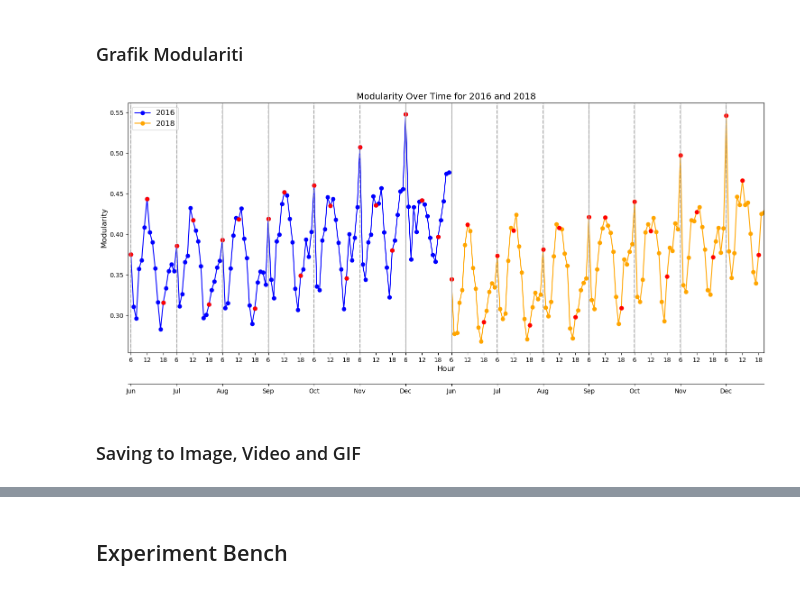
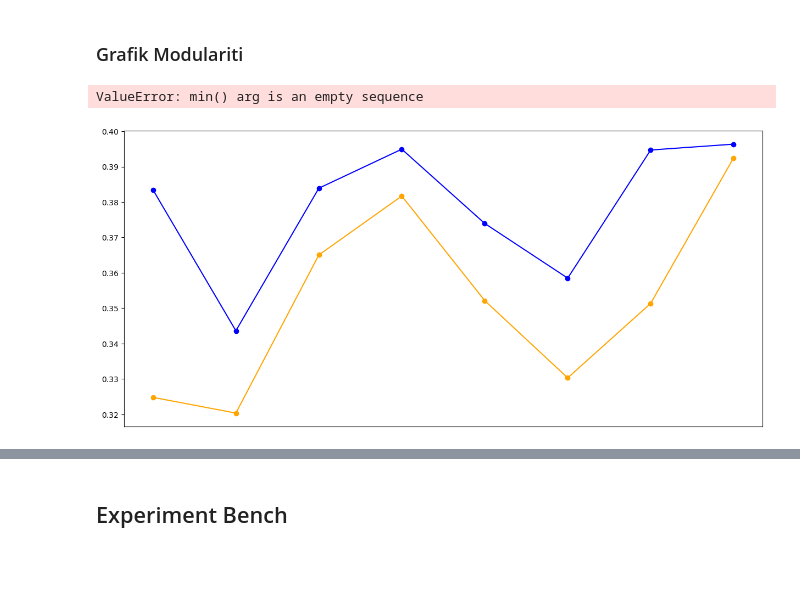
Before and after one commit to SahputraS/Bike-Sharing-Network, a Jupyter notebook: Bike Sharing Network_on going.ipynb, the cells around one changed output, grey strips where cells are left out. Drawn from its saved outputs; the diff is of its cells as text; code cells hidden in the pictures; blank space fills up the shorter version.

```diff
--- a/Bike Sharing Network_on going.ipynb
+++ b/Bike Sharing Network_on going.ipynb
@@ -1222,6 +1205,0 @@ def process_data_for_years(data, year_hours, year_months, years):
-# %%
-year_hours = {2016: range(6, 12), 2018: range(6, 12)}
-year_months = {2016: range(9,12), 2018: range(9,12)}
-years = [2016, 2018]
-
-_, comp_morn_1618 = process_data_for_years(combined_data, year_hours, year_months, years)
@@ -1390,3 +1372,3 @@ def generate_community(years, months, hours, zoom_size, full=False):
 # %%
-data_16_6, trip_counts_16_6, stations_loc_16_6 = initial_cleaning (month = 6, year = 2016, start_hour = 1 , end_hour = 23)
+data_16_6, trip_counts_16_6, stations_loc_16_6 = initial_cleaning (month = 5, year = 2016, start_hour = 1 , end_hour = 23)
 # %% [output]
@@ -1394,7 +1375,0 @@ data_16_6, trip_counts_16_6, stations_loc_16_6 = initial_cleaning (month = 6, ye
-# %%
-years = [2016,2018]
-months = range(6,13)
-hours = range(6,23)
-zoom_size = 14
-
-maps,nw,cc,mod_df = generate_community(years, months, hours, zoom_size, full=False)
@@ -1469,0 +1534,12 @@ generate_map(hour_slider.value, month_slider.value, year_slider.value, map_type_
+# %%
+open = False
+
+if open==True:
+    mod_df_weekend = pd.read_csv("result/mod_df_weekend.csv")
+    clen_all_weekend = pd.read_csv("result/clen_all_weekend.csv")
+    cent_df_weekend = pd.read_csv("result/cent_df_weekend.csv")
+    clen_part_weekend = pd.read_csv("result/clen_part_weekend.csv")
+    mod_df = pd.read_csv( "result/mod_df.csv")
+    clen_all = pd.read_csv("result/clen_all.csv")
+    cent_df = pd.read_csv("result/cent_df.csv")
+    clen_part = pd.read_csv("result/clen_part.csv")
@@ -1470,8 +1595,8 @@ generate_map(hour_slider.value, month_slider.value, year_slider.value, map_type_
 # %% [markdown]
 ### Grafik Modulariti
 # %%
-df_2016 = mod_df[mod_df['year'] == 2016]
-df_2018 = mod_df[mod_df['year'] == 2018]
+df_2016 = mod_df[mod_df['year'] == 2016].reset_index(drop=True)
+df_2018 = mod_df[mod_df['year'] == 2018].reset_index(drop=True)
 
 fig, ax = plt.subplots(figsize=(15, 7))
 
@@ -1487,7 +1612,7 @@ x_labels_months = []
 month_map = {1: 'Jan', 2: 'Feb', 3: 'Mar', 4: 'Apr', 5: 'May', 6: 'Jun', 7: 'Jul', 8: 'Aug', 9: 'Sep', 10: 'Oct', 11: 'Nov', 12: 'Dec'}
 
 months_seen = []
-for index, row in mod_df.iterrows():
+for index, row in df_2016.iterrows():
     if row['hour'] in [6, 12, 18]:
         x_ticks_hours.append(index)
         x_labels_hours.append(f"{int(row['hour'])}")
@@ -1505,34 +1630,33 @@ ax2 = ax.twiny()
 x_ticks_months_extended = x_ticks_months + [index + len(df_2016) for index in x_ticks_months]
 x_labels_months_extended = x_labels_months + x_labels_months
 
 ax2.set_xticks(x_ticks_months_extended)
 ax2.set_xticklabels(x_labels_months_extended, fontsize=12, color='gray')
 ax2.xaxis.set_ticks_position('bottom')
 ax2.xaxis.set_label_position('bottom')
 ax2.spines['bottom'].set_position(('outward', 50))
 ax2.set_xlim(ax.get_xlim())
 
 # Veertical lines for month separation
 for month_tick in x_ticks_months_extended:
     ax.axvline(x=month_tick, color='gray', linestyle='--', alpha=0.7)
 
 # Special hours have red dots
 special_hours = [6, 12, 18]
 for hour in special_hours:
     special_df_2016 = df_2016[df_2016['hour'] == hour]
     special_df_2018 = df_2018[df_2018['hour'] == hour]
     ax.plot(special_df_2016.index, special_df_2016['mod'], 'ro')
     ax.plot(special_df_2018.index, special_df_2018['mod'], 'ro')
 
 ax.set_xlabel('Hour', fontsize=12)
 ax.set_ylabel('Modularity', fontsize=12)
-ax.set_title('Modularity Over Time for 2016 and 2018', fontsize=14)
+ax.set_title('Modularity Over Time for 2016 and 2018 (Weekday)', fontsize=14)
 ax.legend(fontsize=12)
 
 plt.tight_layout()
 plt.grid()
 plt.show()
 # %% [output]
+ValueError: min() arg is an empty sequence
-[figure, old version]
+[figure, new version]
-# %% [markdown]
-### Saving to Image, Video and GIF
```
Also changed, not shown: parts of 67 cells of this notebook.
